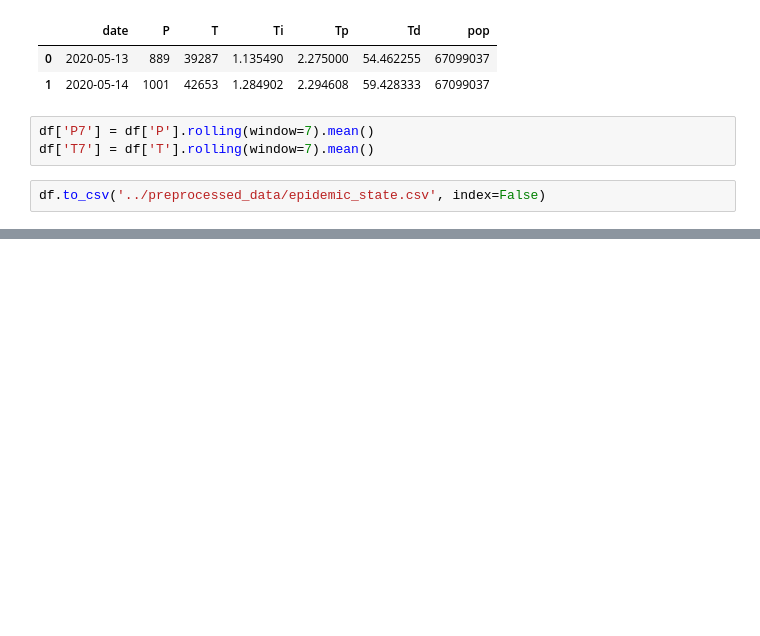
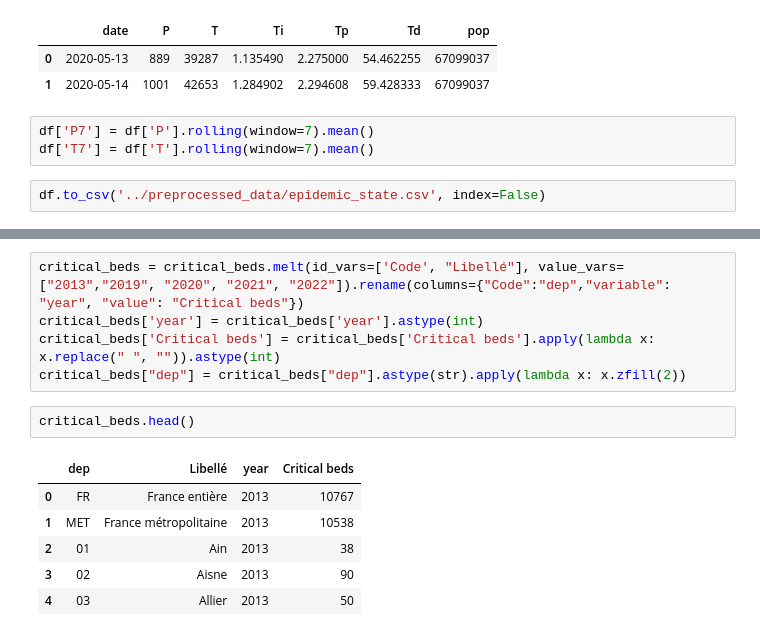
Before and after one commit to Guillaumegg200/Tracker-COVID-19, a Jupyter notebook: notebooks/preprocessing.ipynb, the cells around one changed output, grey strips where cells are left out. Saved outputs shown, nothing was run; the diff lists cells and outputs as text; blank space fills up the shorter version.

```diff
--- a/notebooks/preprocessing.ipynb
+++ b/notebooks/preprocessing.ipynb
@@ -42,0 +57,14 @@ df.to_csv('../preprocessed_data/epidemic_state.csv', index=False)
+# %%
+critical_beds = critical_beds.melt(id_vars=['Code', "Libellé"], value_vars=["2013","2019", "2020", "2021", "2022"]).rename(columns={"Code":"dep","variable": "year", "value": "Critical beds"})
+critical_beds['year'] = critical_beds['year'].astype(int)
+critical_beds['Critical beds'] = critical_beds['Critical beds'].apply(lambda x: x.replace(" ", "")).astype(int)
+critical_beds["dep"] = critical_beds["dep"].astype(str).apply(lambda x: x.zfill(2))
+# %%
+critical_beds.head()
+# %% [output]
+|  | dep | Libellé | year | Critical beds |
+| 0 | FR | France entière | 2013 | 10767 |
+| 1 | MET | France métropolitaine | 2013 | 10538 |
+| 2 | 01 | Ain | 2013 | 38 |
+| 3 | 02 | Aisne | 2013 | 90 |
+| 4 | 03 | Allier | 2013 | 50 |
```
Also changed, not shown: parts of 23 cells of this notebook, 8 other files.
